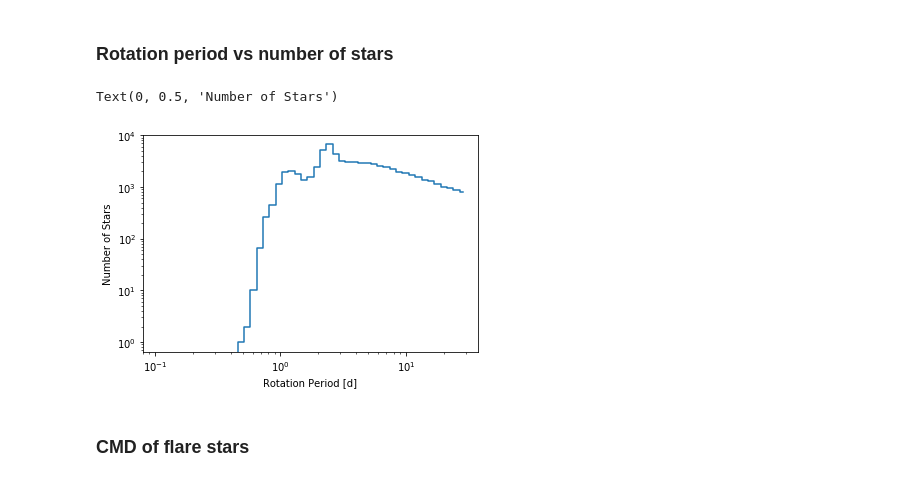
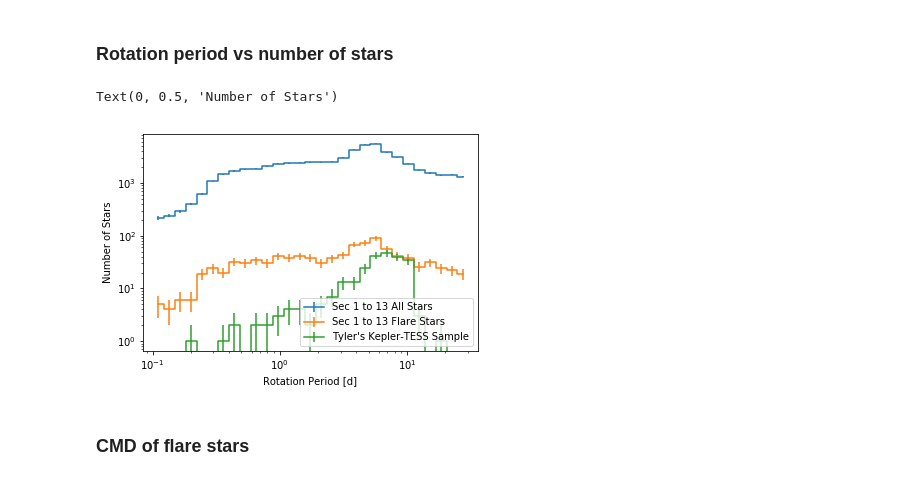
Before and after one commit to spencerw/tess_flare, a Jupyter notebook: plotsForPaper.ipynb, the cells around one changed output. Cells and saved outputs as stored; diff of their text form; code cells hidden in the pictures.

```diff
--- a/plotsForPaper.ipynb
+++ b/plotsForPaper.ipynb
@@ -22,21 +25,35 @@ Text(0, 0.5, 'Number of Flare Detections')
 [figure]
 # %%
 color_bins = [0, 1, 2, 3, 4]
+# %%
+keptess = pd.read_hdf('kep_tess.h5')
 # %% [markdown]
 ### Rotation period vs number of stars
 # %%
 df = pd.read_csv('1to13_rot_param_out.csv')
-rotbins = np.logspace(-1, np.log10(30))
+df['rot_per'] = 2*np.pi/np.exp(df['log_w0'])
+rotbins = np.logspace(-1, np.log10(30), num=30)
 hist, bins = np.histogram(df['rot_per'], bins=rotbins)
 bins = 0.5*(bins[1:] + bins[:-1])
-plt.plot(bins, hist, linestyle='steps-mid')
+plt.errorbar(bins, hist, linestyle='steps-mid', yerr=np.sqrt(hist), label='Sec 1 to 13 All Stars')
+
+rotbins = np.logspace(-1, np.log10(30), num=30)
+hist, bins = np.histogram(df_filt['rot_per'], bins=rotbins)
+bins = 0.5*(bins[1:] + bins[:-1])
+plt.errorbar(bins, hist, linestyle='steps-mid', yerr=np.sqrt(hist), label='Sec 1 to 13 Flare Stars')
+
+hist, bins = np.histogram(keptess['P_mean'].values, bins=rotbins)
+bins = 0.5*(bins[1:] + bins[:-1])
+plt.errorbar(bins, hist, linestyle='steps-mid', yerr=np.sqrt(hist), label='Tyler\'s Kepler-TESS Sample')
+
+plt.legend()
 plt.xscale('log')
 plt.yscale('log')
 plt.xlabel('Rotation Period [d]')
 plt.ylabel('Number of Stars')
 # %% [output]
 Text(0, 0.5, 'Number of Stars')
-[figure, old version]
+[figure, new version]
 # %% [markdown]
 ### CMD of flare stars
 # %%
```
Also changed, not shown: parts of 2 cells of this notebook, 1 other file.
